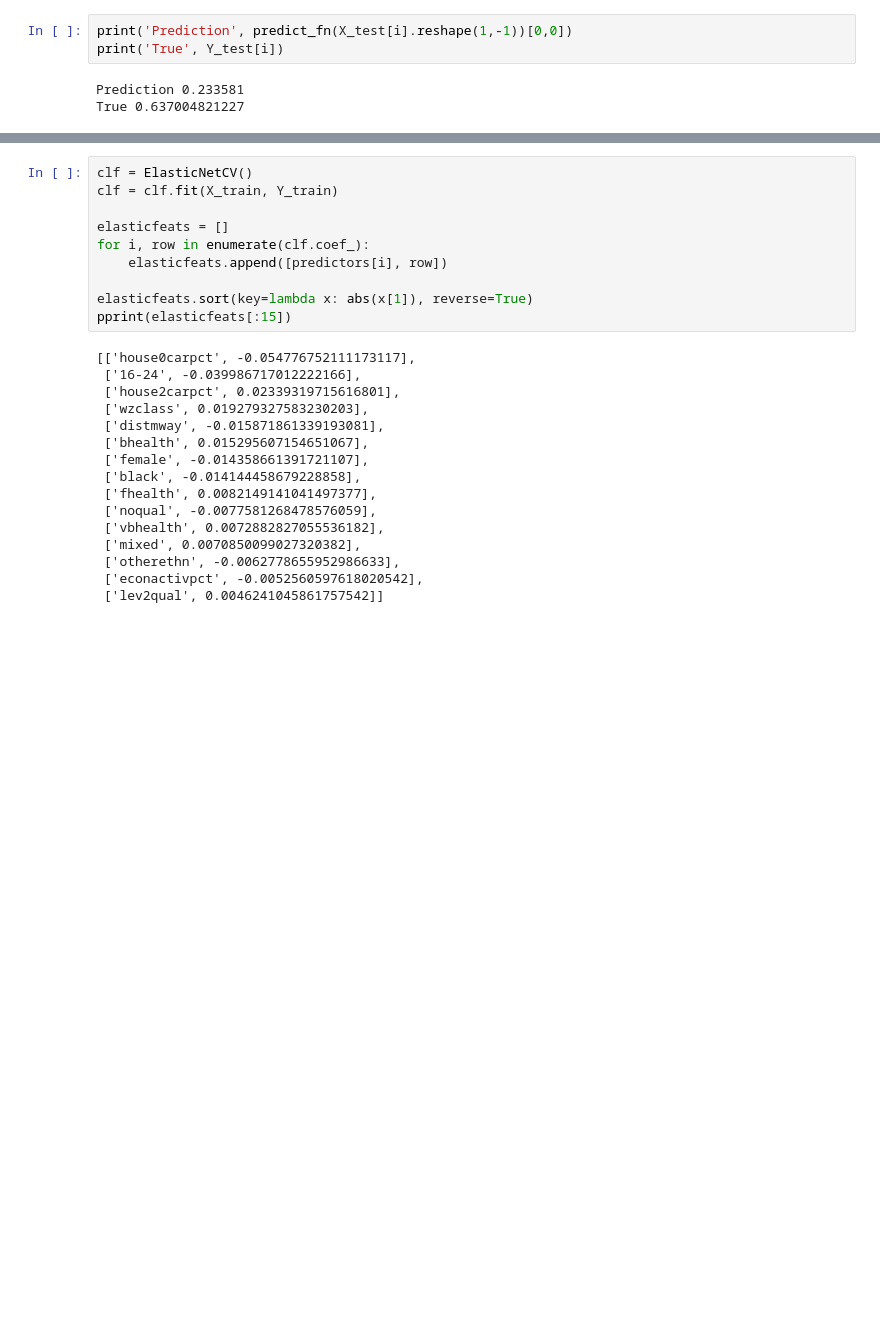
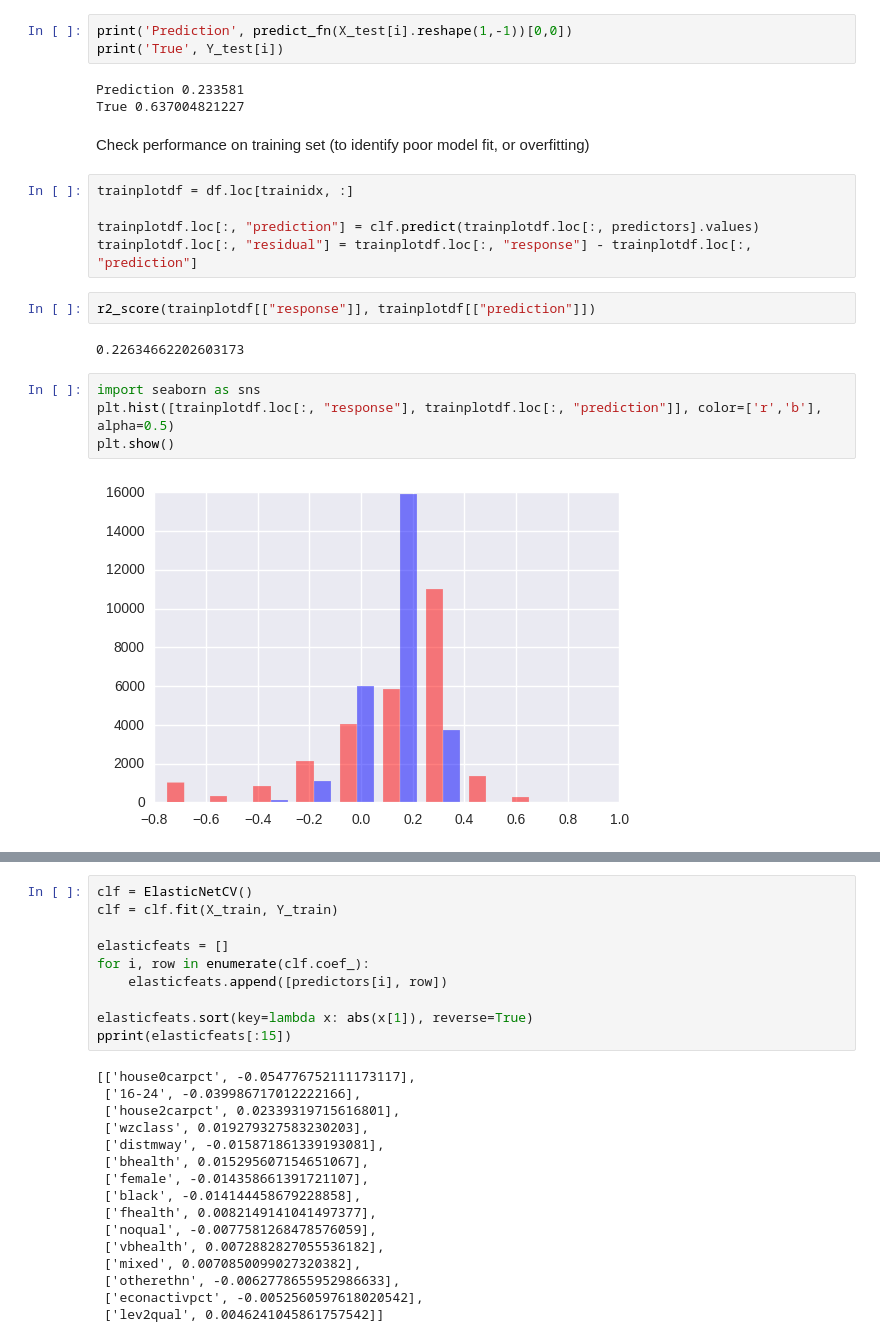
Before and after one commit to Robinlovelace/mlCars, a Jupyter notebook: Python/Regression_toolkit.ipynb, the cells around one changed output, grey strips where cells are left out. Cells and saved outputs as stored; diff of their text form; blank space fills up the shorter version.

```diff
--- a/Python/Regression_toolkit.ipynb
+++ b/Python/Regression_toolkit.ipynb
@@ -492,3 +501,20 @@ print('True', Y_test[i])
 # %% [output]
 Prediction 0.233581
 True 0.637004821227
+# %% [markdown]
+Check performance on training set (to identify poor model fit, or overfitting)
+# %%
+trainplotdf = df.loc[trainidx, :]
+
+trainplotdf.loc[:, "prediction"] = clf.predict(trainplotdf.loc[:, predictors].values)
+trainplotdf.loc[:, "residual"] = trainplotdf.loc[:, "response"] - trainplotdf.loc[:, "prediction"]
+# %%
+r2_score(trainplotdf[["response"]], trainplotdf[["prediction"]])
+# %% [output]
+0.22634662202603173
+# %%
+import seaborn as sns
+plt.hist([trainplotdf.loc[:, "response"], trainplotdf.loc[:, "prediction"]], color=['r','b'], alpha=0.5)
+plt.show()
+# %% [output]
+[figure, added]
```
Also changed, not shown: parts of 16 cells of this notebook.
